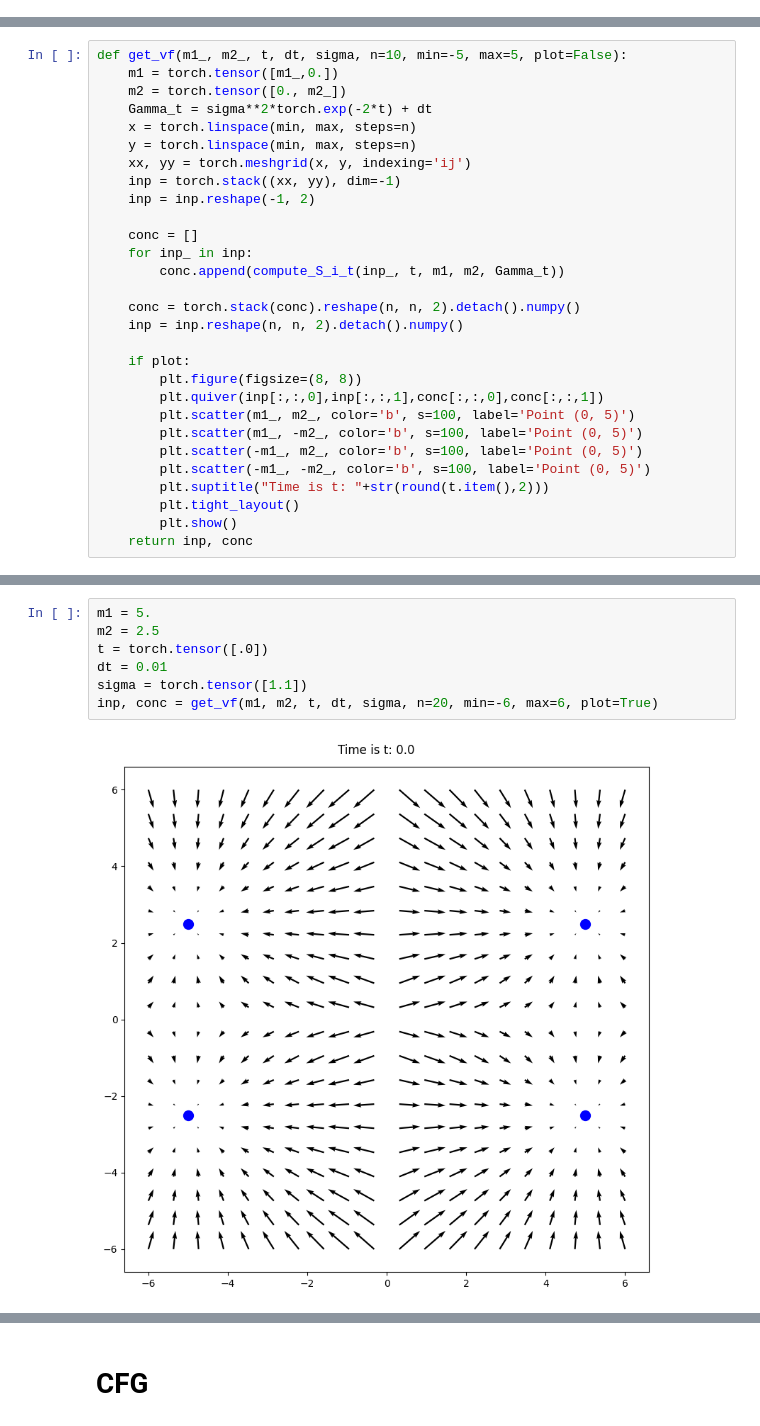
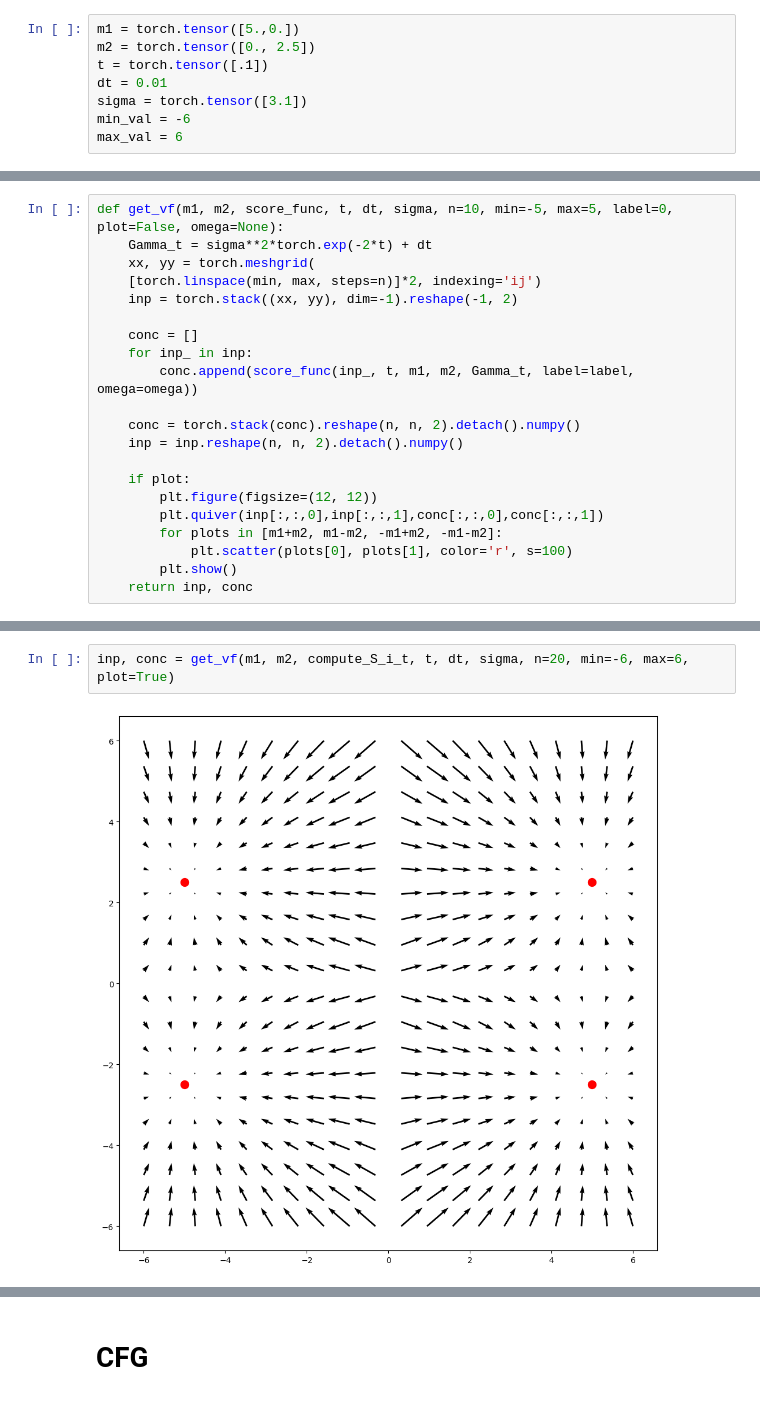
Before and after one commit to krunolp/cfg_theory, a Jupyter notebook: 2dgauss.ipynb, the cells around one changed output, grey strips where cells are left out. Saved outputs shown, nothing was run; the diff lists cells and outputs as text.

```diff
--- a/2dgauss.ipynb
+++ b/2dgauss.ipynb
@@ -57 +9,9 @@ def log_P_t(x, m1, m2, t, Gamma_t):
+# %%
+m1 = torch.tensor([5.,0.])
+m2 = torch.tensor([0., 2.5])
+t = torch.tensor([.1])
+dt = 0.01
+sigma = torch.tensor([3.1])
+min_val = -6
+max_val = 6
 # %%
@@ -82,29 +41,21 @@ def compute_S_i_t(x, t, m1, m2, Gamma_t):
 # %%
-def get_vf(m1_, m2_, t, dt, sigma, n=10, min=-5, max=5, plot=False):
-    m1 = torch.tensor([m1_,0.])
-    m2 = torch.tensor([0., m2_])
+def get_vf(m1, m2, score_func, t, dt, sigma, n=10, min=-5, max=5, label=0, plot=False, omega=None):
     Gamma_t = sigma**2*torch.exp(-2*t) + dt
-    x = torch.linspace(min, max, steps=n)
-    y = torch.linspace(min, max, steps=n)
-    xx, yy = torch.meshgrid(x, y, indexing='ij')
-    inp = torch.stack((xx, yy), dim=-1)
-    inp = inp.reshape(-1, 2)
+    xx, yy = torch.meshgrid(
+    [torch.linspace(min, max, steps=n)]*2, indexing='ij')
+    inp = torch.stack((xx, yy), dim=-1).reshape(-1, 2)
 
     conc = []
     for inp_ in inp:
-        conc.append(compute_S_i_t(inp_, t, m1, m2, Gamma_t))
+        conc.append(score_func(inp_, t, m1, m2, Gamma_t, label=label, omega=omega))
 
     conc = torch.stack(conc).reshape(n, n, 2).detach().numpy()
     inp = inp.reshape(n, n, 2).detach().numpy()
 
     if plot:
-        plt.figure(figsize=(8, 8))
+        plt.figure(figsize=(12, 12))
         plt.quiver(inp[:,:,0],inp[:,:,1],conc[:,:,0],conc[:,:,1])
-        plt.scatter(m1_, m2_, color='b', s=100, label='Point (0, 5)')
-        plt.scatter(m1_, -m2_, color='b', s=100, label='Point (0, 5)')
-        plt.scatter(-m1_, m2_, color='b', s=100, label='Point (0, 5)')
-        plt.scatter(-m1_, -m2_, color='b', s=100, label='Point (0, 5)')
-        plt.suptitle("Time is t: "+str(round(t.item(),2)))
-        plt.tight_layout()
+        for plots in [m1+m2, m1-m2, -m1+m2, -m1-m2]:
+            plt.scatter(plots[0], plots[1], color='r', s=100)
         plt.show()
     return inp, conc
@@ -111,9 +88,4 @@ def get_vf(m1_, m2_, t, dt, sigma, n=10, min=-5, max=5, plot=False):
 # %%
-m1 = 5.
-m2 = 2.5
-t = torch.tensor([.0])
-dt = 0.01
-sigma = torch.tensor([1.1])
-inp, conc = get_vf(m1, m2, t, dt, sigma, n=20, min=-6, max=6, plot=True)
+inp, conc = get_vf(m1, m2, compute_S_i_t, t, dt, sigma, n=20, min=-6, max=6, plot=True)
 # %% [output]
-[figure, old version]
+[figure, new version]
```
Also changed, not shown: parts of 26 cells of this notebook, 9 other files.
